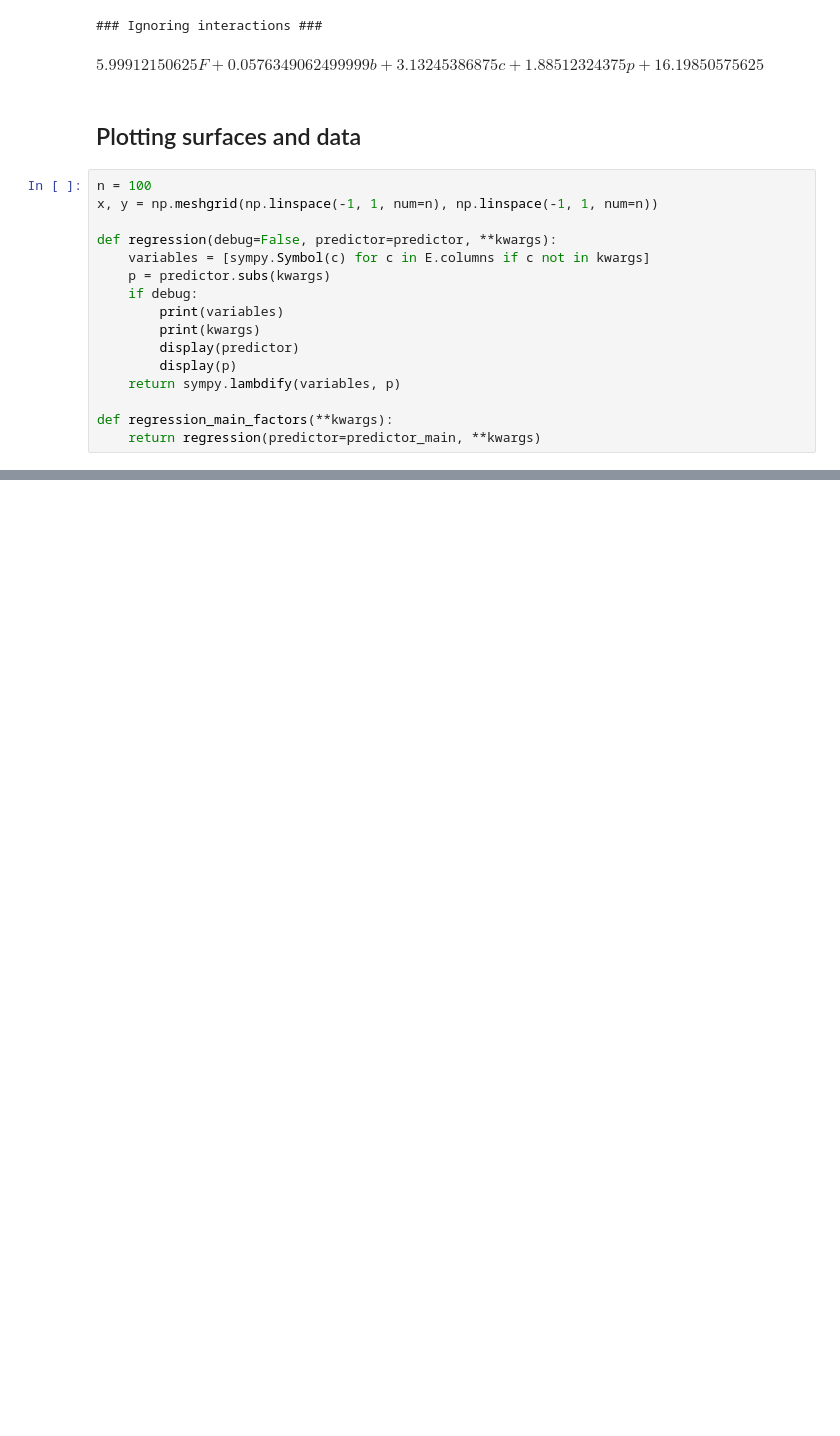
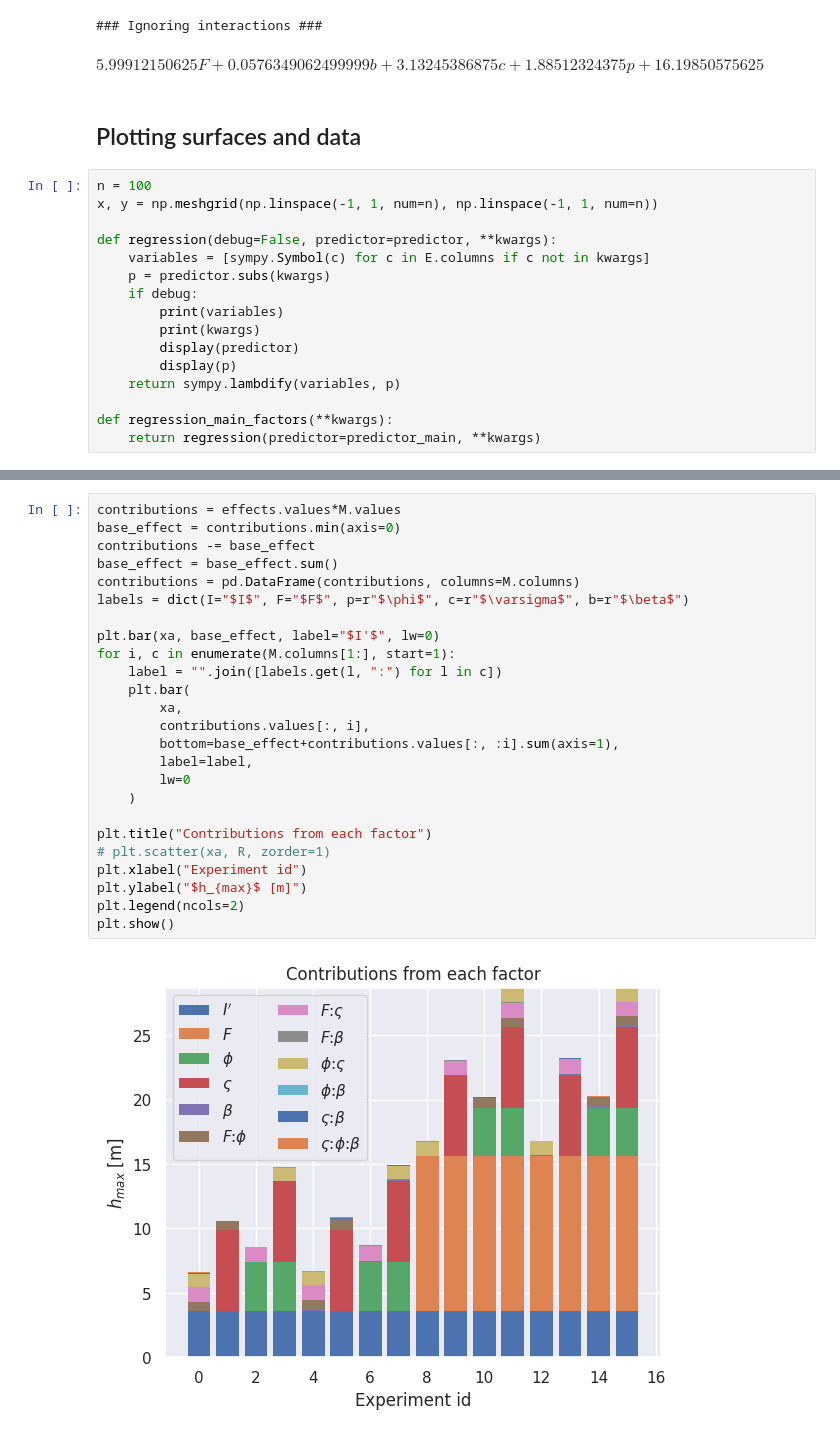
Before and after one commit to giboul/DoE_project, a Jupyter notebook: results_analysis.ipynb, the cells around one changed output, grey strips where cells are left out. Cells and saved outputs as stored; diff of their text form; blank space fills up the shorter version.

Commit message:
contributions

```diff
--- a/results_analysis.ipynb
+++ b/results_analysis.ipynb
@@ -234,0 +239,27 @@ plt.show()
+# %%
+contributions = effects.values*M.values
+base_effect = contributions.min(axis=0)
+contributions -= base_effect
+base_effect = base_effect.sum()
+contributions = pd.DataFrame(contributions, columns=M.columns)
+labels = dict(I="$I$", F="$F$", p=r"$\phi$", c=r"$\varsigma$", b=r"$\beta$")
+
+plt.bar(xa, base_effect, label="$I'$", lw=0)
+for i, c in enumerate(M.columns[1:], start=1):
+    label = "".join([labels.get(l, ":") for l in c])
+    plt.bar(
+        xa,
+        contributions.values[:, i],
+        bottom=base_effect+contributions.values[:, :i].sum(axis=1),
+        label=label,
+        lw=0
+    )
+
+plt.title("Contributions from each factor")
+# plt.scatter(xa, R, zorder=1)
+plt.xlabel("Experiment id")
+plt.ylabel("$h_{max}$ [m]")
+plt.legend(ncols=2)
+plt.show()
+# %% [output]
+[figure, added]
```
Also changed, not shown: parts of 4 cells of this notebook, 2 other files.
